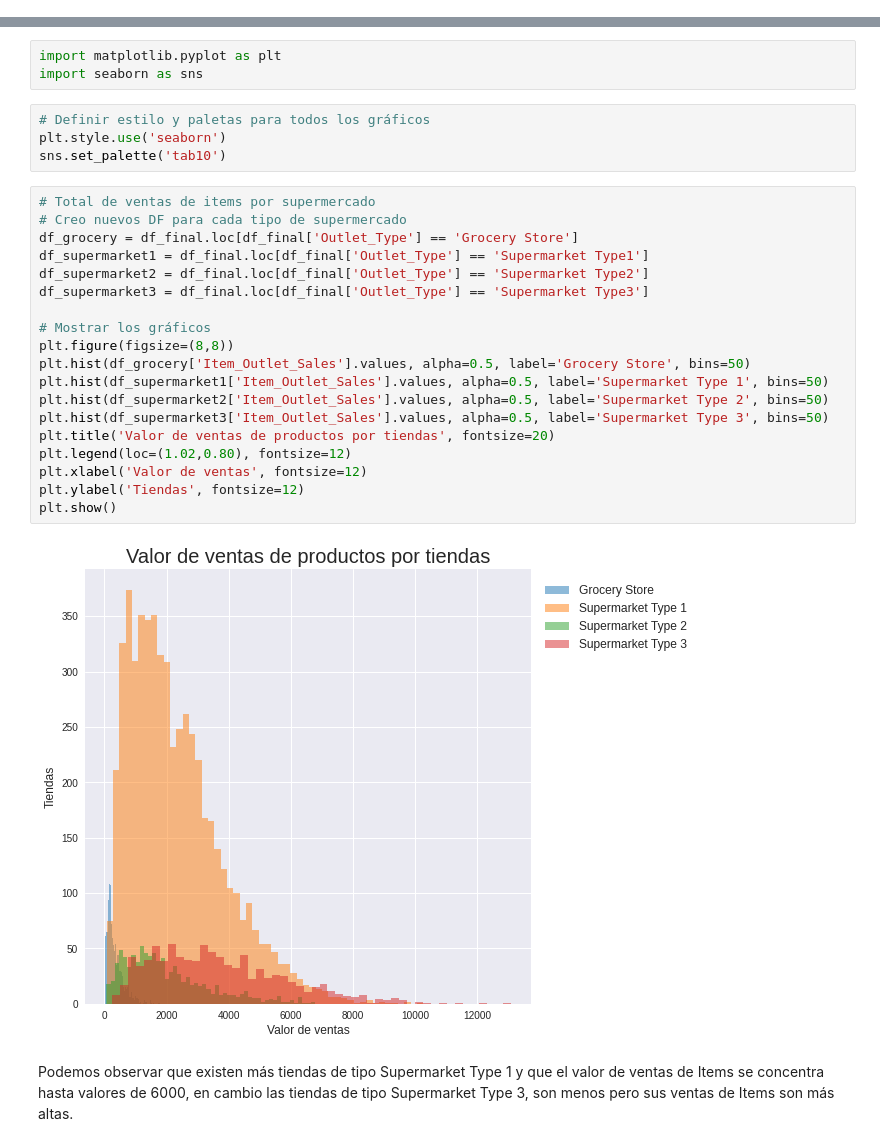
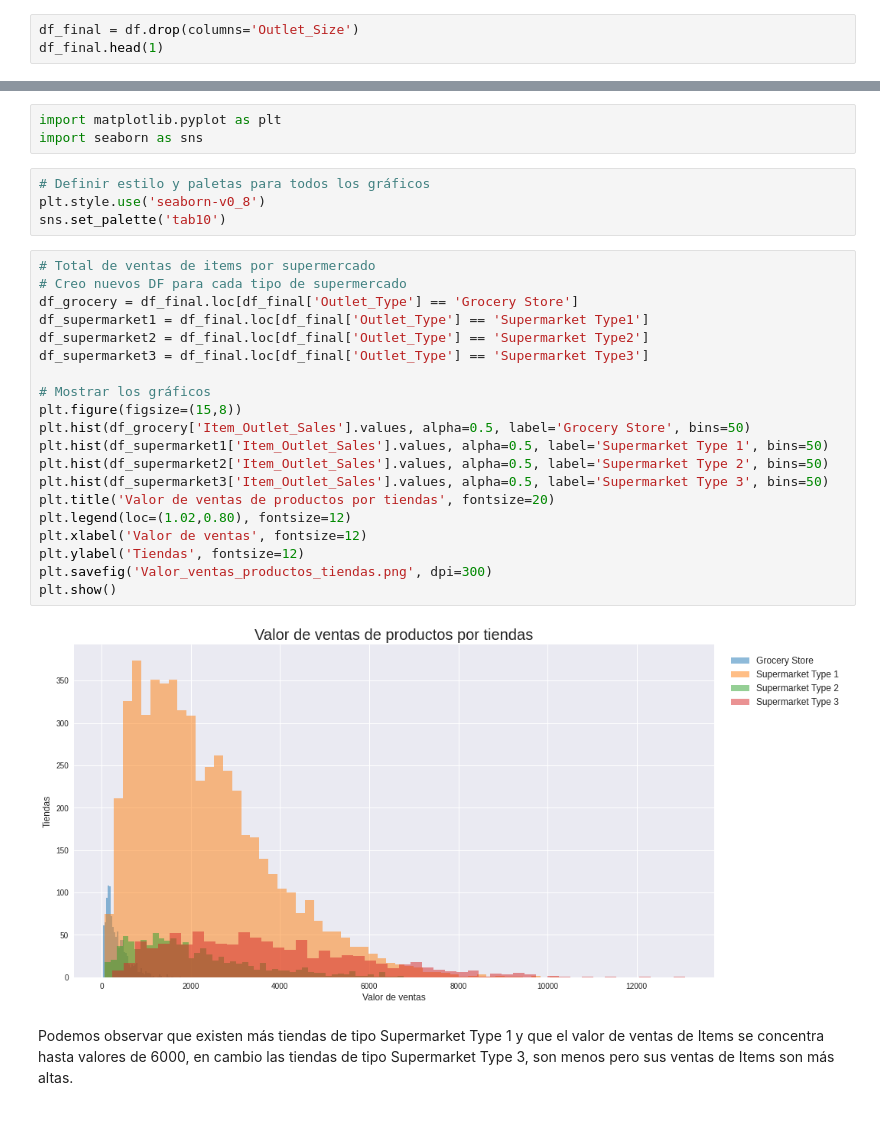
Before and after one commit to carlosegn/proyecciones-ventas-alimenticias, a Jupyter notebook: Proyeccion_ventas_alimenticias.ipynb, the cells around one changed output, grey strips where cells are left out. Cells and saved outputs as stored; diff of their text form.

```diff
--- a/Proyeccion_ventas_alimenticias.ipynb
+++ b/Proyeccion_ventas_alimenticias.ipynb
@@ -176,0 +99,3 @@ dtype: int64
+# %%
+df_final = df.drop(columns='Outlet_Size')
+df_final.head(1)
@@ -421,29 +345,30 @@ import matplotlib.pyplot as plt
 import seaborn as sns
 # %%
 # Definir estilo y paletas para todos los gráficos
-plt.style.use('seaborn')
+plt.style.use('seaborn-v0_8')
 sns.set_palette('tab10')
 # %%
 # Total de ventas de items por supermercado
 # Creo nuevos DF para cada tipo de supermercado
 df_grocery = df_final.loc[df_final['Outlet_Type'] == 'Grocery Store']
 df_supermarket1 = df_final.loc[df_final['Outlet_Type'] == 'Supermarket Type1']
 df_supermarket2 = df_final.loc[df_final['Outlet_Type'] == 'Supermarket Type2']
 df_supermarket3 = df_final.loc[df_final['Outlet_Type'] == 'Supermarket Type3']
 
 # Mostrar los gráficos
-plt.figure(figsize=(8,8))
+plt.figure(figsize=(15,8))
 plt.hist(df_grocery['Item_Outlet_Sales'].values, alpha=0.5, label='Grocery Store', bins=50)
 plt.hist(df_supermarket1['Item_Outlet_Sales'].values, alpha=0.5, label='Supermarket Type 1', bins=50)
 plt.hist(df_supermarket2['Item_Outlet_Sales'].values, alpha=0.5, label='Supermarket Type 2', bins=50)
 plt.hist(df_supermarket3['Item_Outlet_Sales'].values, alpha=0.5, label='Supermarket Type 3', bins=50)
 plt.title('Valor de ventas de productos por tiendas', fontsize=20)
 plt.legend(loc=(1.02,0.80), fontsize=12)
 plt.xlabel('Valor de ventas', fontsize=12)
 plt.ylabel('Tiendas', fontsize=12)
+plt.savefig('Valor_ventas_productos_tiendas.png', dpi=300)
 plt.show()
 # %% [output]
-[figure, old version]
+[figure, new version]
 # %% [markdown]
 Podemos observar que existen más tiendas de tipo Supermarket Type 1 y que el valor de ventas de Items se concentra hasta valores de 6000, en cambio las tiendas de tipo Supermarket Type 3, son menos pero sus ventas de Items son más altas.
 # %%
```
Also changed, not shown: parts of 22 cells of this notebook.
